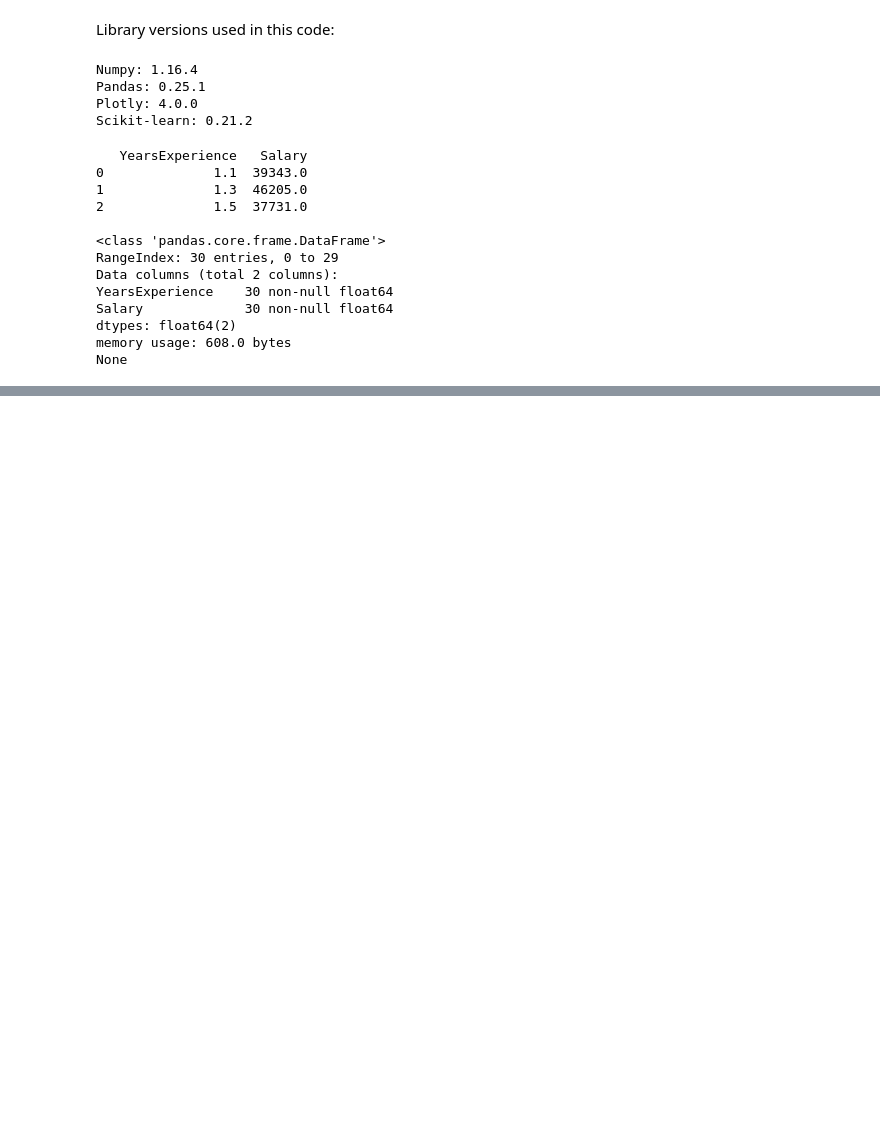
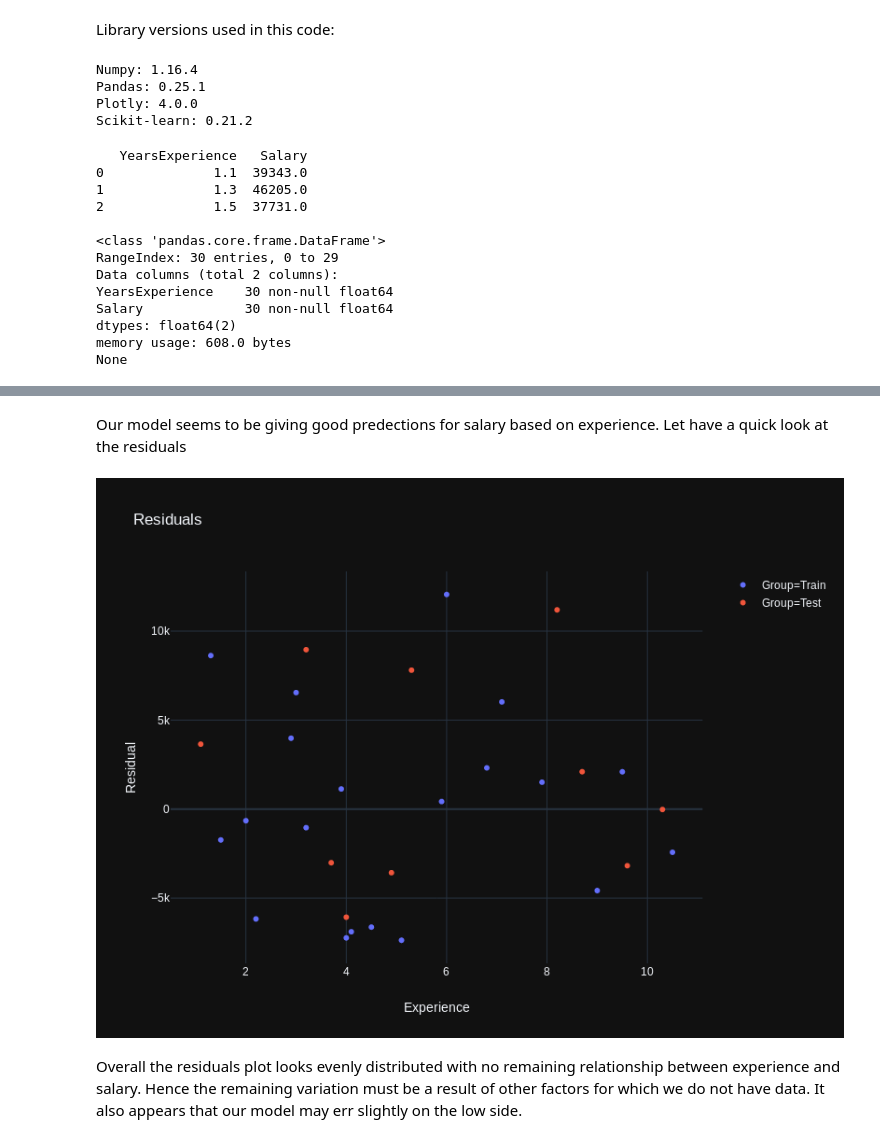
Before and after one commit to JQCoburn/Machine-Learning-A-Z, a Jupyter notebook: Part 2 - Regression/Section 4 - Simple Linear Regression/Simple Linear Regression.ipynb, the cells around one changed output, grey strips where cells are left out. Saved outputs shown, nothing was run; the diff lists cells and outputs as text; code cells hidden in the pictures; blank space fills up the shorter version.

```diff
--- a/Part 2 - Regression/Section 4 - Simple Linear Regression/Simple Linear Regression.ipynb
+++ b/Part 2 - Regression/Section 4 - Simple Linear Regression/Simple Linear Regression.ipynb
@@ -66,0 +77,15 @@ Note that in this case we skipped the following sections of preprocessing:
+# %%
+y_pred_train = regressor.predict(X_train)
+
+print('Training Set:')
+print('Predicted\tActual\t\tDifference')
+for p,a in zip(y_pred_train, y_train):
+    print('{0:.0f}\t\t{1:.0f}\t\t{2:.0f}'.format(p,a,p-a))
+
+y_pred_test = regressor.predict(X_test)
+
+print()
+print('Test Set:')
+print('Predicted\tActual\t\tDifference')
+for p,a in zip(y_pred_test, y_test):
+    print('{0:.0f}\t\t{1:.0f}\t\t{2:.0f}'.format(p,a,p-a))
@@ -66,0 +123,10 @@ Note that in this case we skipped the following sections of preprocessing:
+# %% [markdown]
+Our model seems to be giving good predections for salary based on experience. Let have a quick look at the residuals
+# %%
+results['Residual'] = results['Salary'] - np.append(y_pred_train, y_pred_test).flatten()
+
+residual_plot = px.scatter(results, x = 'Experience', y = 'Residual', color = 'Group', template='plotly_dark', title = 'Residuals').show()
+# %% [output]
+[figure, added]
+# %% [markdown]
+Overall the residuals plot looks evenly distributed with no remaining relationship between experience and salary. Hence the remaining variation must be a result of other factors for which we do not have data. It also appears that our model may err slightly on the low side.
```
Also changed, not shown: parts of 7 cells of this notebook.
